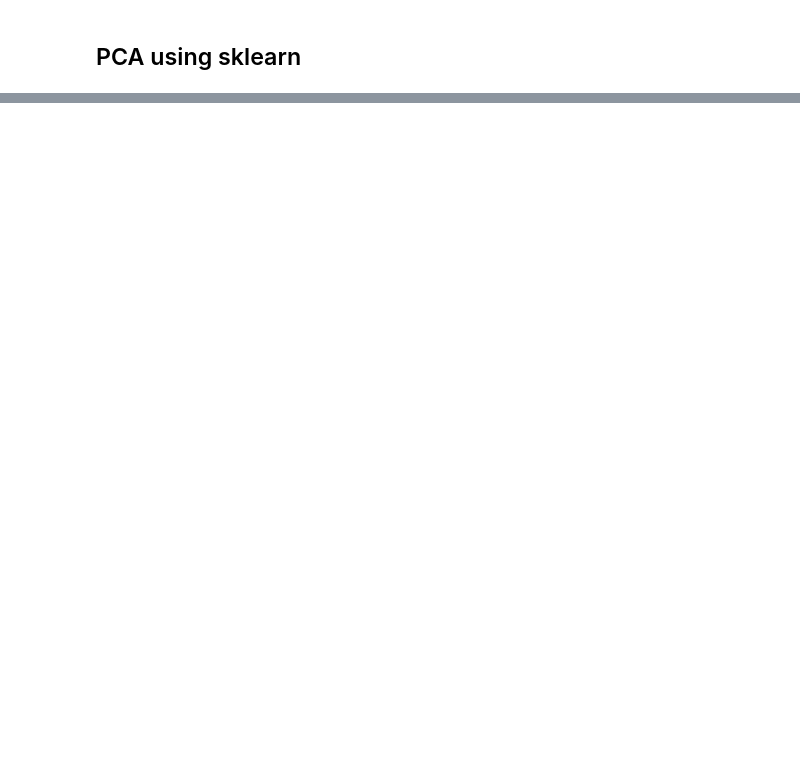
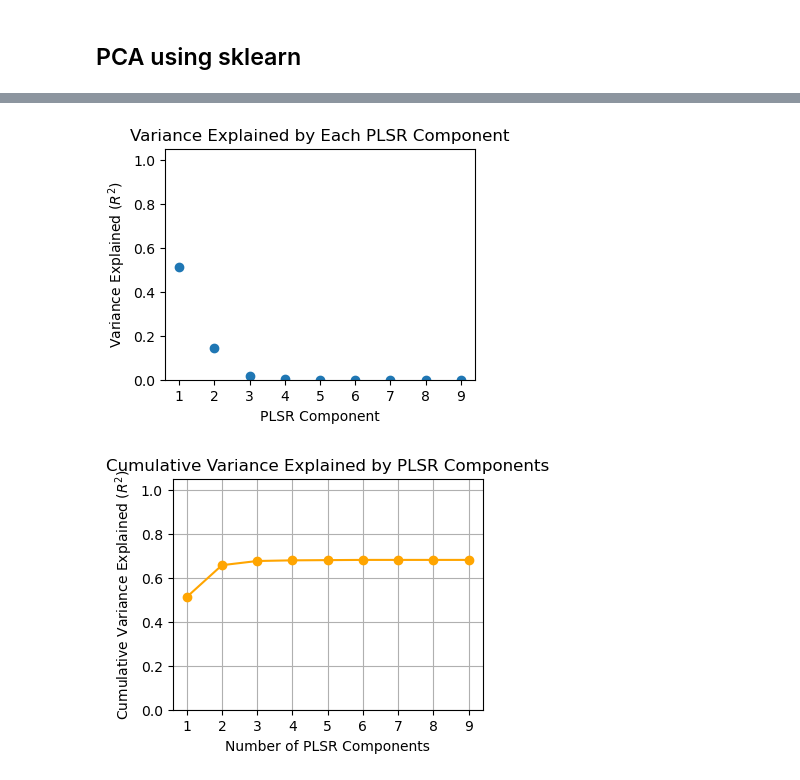
Before and after one commit to knaegle/MDS_JensenJanes, a Jupyter notebook: Jensen_Janes.ipynb, the cells around one changed output, grey strips where cells are left out. Drawn from its saved outputs; the diff is of its cells as text; code cells hidden in the pictures; blank space fills up the shorter version.

```diff
--- a/Jensen_Janes.ipynb
+++ b/Jensen_Janes.ipynb
@@ -243,0 +290,30 @@ NameError: name 'zscore_df' is not defined
+# %%
+from sklearn.metrics import r2_score
+from sklearn.metrics import mean_squared_error
+
+perc_var_explained = []
+for i in range(0,pls_num_components):
+    Y_pred2=np.dot(pls_full_model.x_scores_[:,i].reshape(-1,1),pls_full_model.y_loadings_[:,i].reshape(-1,1).T)+Y.mean(axis=0)[0]
+    perc_var_explained.append(round(r2_score(Y,Y_pred2),3))
+
+plt.figure(figsize=(4, 3))
+plt.scatter(range(1, pls_num_components + 1), perc_var_explained, marker='o')
+plt.title('Variance Explained by Each PLSR Component')
+plt.xlabel('PLSR Component')
+plt.ylabel('Variance Explained ($R^2$)')
+plt.xticks(range(1, pls_num_components + 1))
+plt.ylim(0, 1.05)
+# plot the cumulative variance explained
+plt.figure(figsize=(4, 3))
+cum_perc_var_explained = np.cumsum(perc_var_explained)
+plt.plot(range(1, pls_num_components + 1), cum_perc_var_explained, marker='o', color='orange')
+plt.title('Cumulative Variance Explained by PLSR Components')
+plt.xlabel('Number of PLSR Components')
+plt.ylabel('Cumulative Variance Explained ($R^2$)')
+plt.xticks(range(1, pls_num_components + 1))
+plt.ylim(0, 1.05)
+plt.grid()
+plt.show()
+# %% [output]
+[figure, added]
+[figure, added]
```
Also changed, not shown: parts of 19 cells of this notebook.
